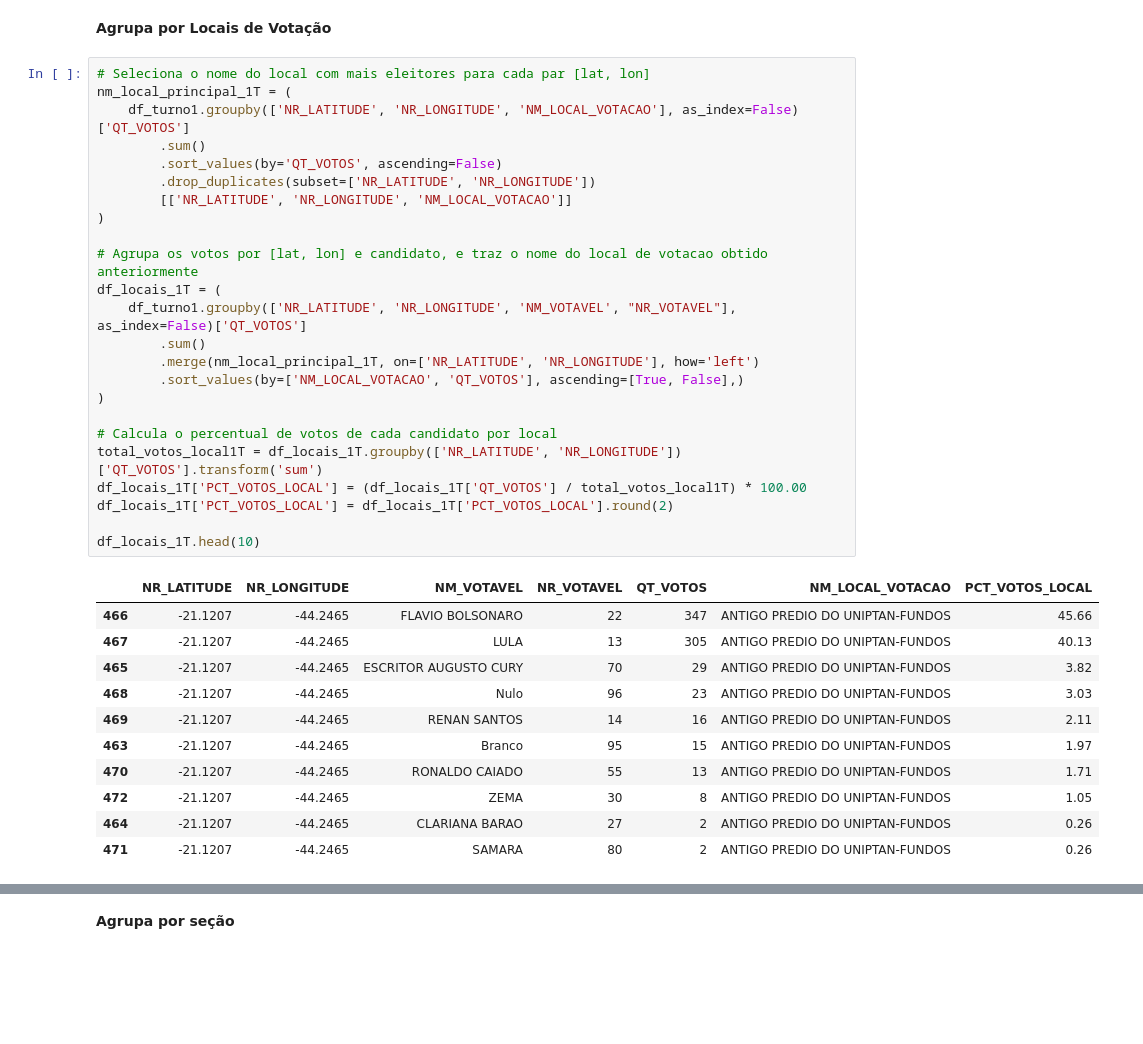
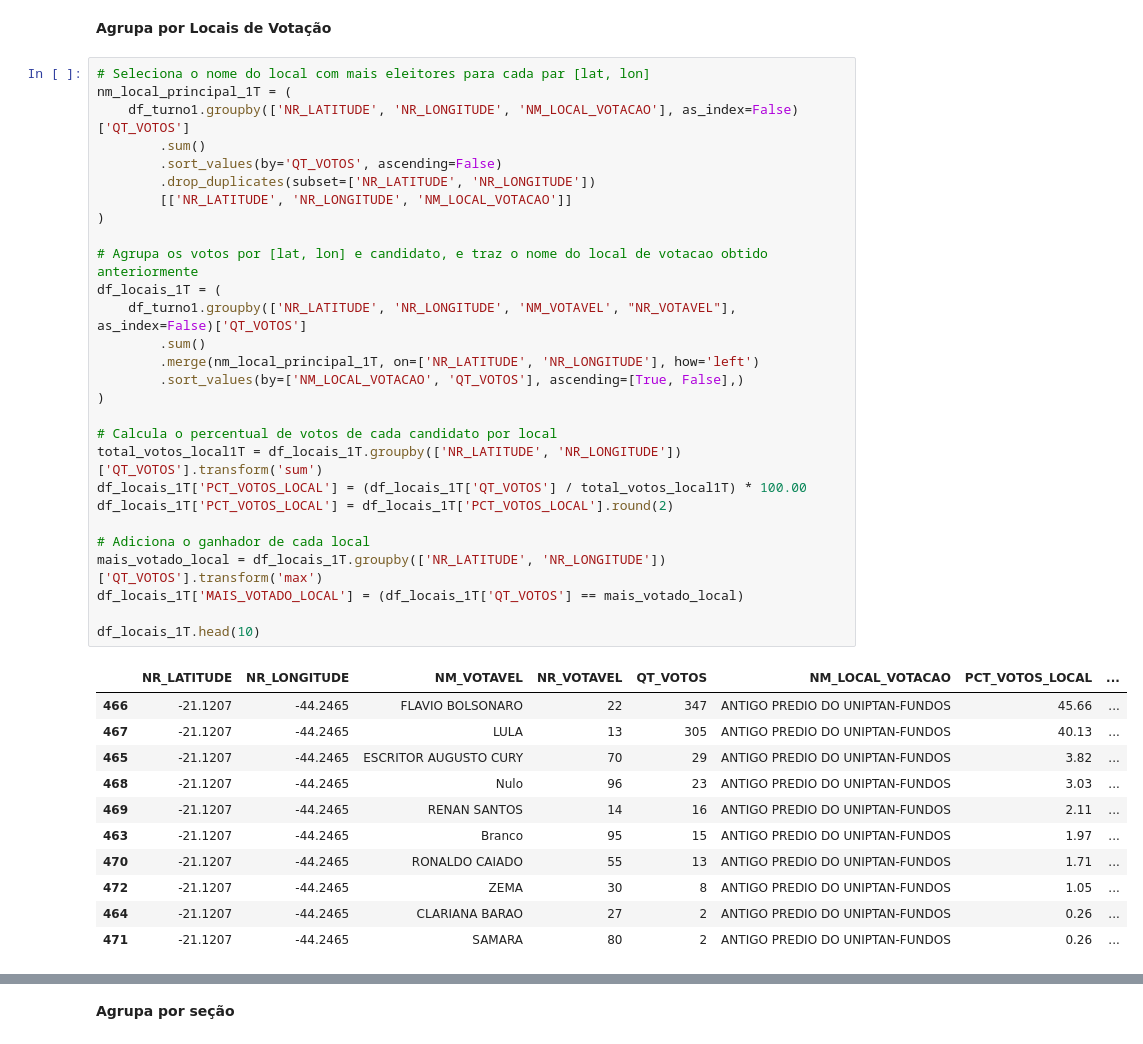
Before and after one commit to Voamorim/TecnologiasDataScience, a Jupyter notebook: FoliumVisualizacao/main.ipynb, the cells around one changed output, grey strips where cells are left out. Cells and saved outputs as stored; diff of their text form; blank space fills up the shorter version.

```diff
--- a/FoliumVisualizacao/main.ipynb
+++ b/FoliumVisualizacao/main.ipynb
@@ -95,39 +102,43 @@ Agrupamentos feitos por **Local de Votação**, **Seções** e **Bairros**
 # %%
 # Seleciona o nome do local com mais eleitores para cada par [lat, lon]
 nm_local_principal_1T = (
     df_turno1.groupby(['NR_LATITUDE', 'NR_LONGITUDE', 'NM_LOCAL_VOTACAO'], as_index=False)['QT_VOTOS']
         .sum()
         .sort_values(by='QT_VOTOS', ascending=False)
         .drop_duplicates(subset=['NR_LATITUDE', 'NR_LONGITUDE'])
         [['NR_LATITUDE', 'NR_LONGITUDE', 'NM_LOCAL_VOTACAO']]
 )
 
 # Agrupa os votos por [lat, lon] e candidato, e traz o nome do local de votacao obtido anteriormente
 df_locais_1T = (
     df_turno1.groupby(['NR_LATITUDE', 'NR_LONGITUDE', 'NM_VOTAVEL', "NR_VOTAVEL"], as_index=False)['QT_VOTOS']
         .sum()
         .merge(nm_local_principal_1T, on=['NR_LATITUDE', 'NR_LONGITUDE'], how='left')
         .sort_values(by=['NM_LOCAL_VOTACAO', 'QT_VOTOS'], ascending=[True, False],)
 )
 
 # Calcula o percentual de votos de cada candidato por local
 total_votos_local1T = df_locais_1T.groupby(['NR_LATITUDE', 'NR_LONGITUDE'])['QT_VOTOS'].transform('sum')
 df_locais_1T['PCT_VOTOS_LOCAL'] = (df_locais_1T['QT_VOTOS'] / total_votos_local1T) * 100.00
 df_locais_1T['PCT_VOTOS_LOCAL'] = df_locais_1T['PCT_VOTOS_LOCAL'].round(2)
 
+# Adiciona o ganhador de cada local
+mais_votado_local = df_locais_1T.groupby(['NR_LATITUDE', 'NR_LONGITUDE'])['QT_VOTOS'].transform('max')
+df_locais_1T['MAIS_VOTADO_LOCAL'] = (df_locais_1T['QT_VOTOS'] == mais_votado_local)
+
 df_locais_1T.head(10)
 # %% [output]
-|  | NR_LATITUDE | NR_LONGITUDE | NM_VOTAVEL | NR_VOTAVEL | QT_VOTOS | NM_LOCAL_VOTACAO | PCT_VOTOS_LOCAL |
-| 466 | -21.1207 | -44.2465 | FLAVIO BOLSONARO | 22 | 347 | ANTIGO PREDIO DO UNIPTAN-FUNDOS | 45.66 |
-| 467 | -21.1207 | -44.2465 | LULA | 13 | 305 | ANTIGO PREDIO DO UNIPTAN-FUNDOS | 40.13 |
-| 465 | -21.1207 | -44.2465 | ESCRITOR AUGUSTO CURY | 70 | 29 | ANTIGO PREDIO DO UNIPTAN-FUNDOS | 3.82 |
-| 468 | -21.1207 | -44.2465 | Nulo | 96 | 23 | ANTIGO PREDIO DO UNIPTAN-FUNDOS | 3.03 |
-| 469 | -21.1207 | -44.2465 | RENAN SANTOS | 14 | 16 | ANTIGO PREDIO DO UNIPTAN-FUNDOS | 2.11 |
-| 463 | -21.1207 | -44.2465 | Branco | 95 | 15 | ANTIGO PREDIO DO UNIPTAN-FUNDOS | 1.97 |
-| 470 | -21.1207 | -44.2465 | RONALDO CAIADO | 55 | 13 | ANTIGO PREDIO DO UNIPTAN-FUNDOS | 1.71 |
-| 472 | -21.1207 | -44.2465 | ZEMA | 30 | 8 | ANTIGO PREDIO DO UNIPTAN-FUNDOS | 1.05 |
-| 464 | -21.1207 | -44.2465 | CLARIANA BARAO | 27 | 2 | ANTIGO PREDIO DO UNIPTAN-FUNDOS | 0.26 |
-| 471 | -21.1207 | -44.2465 | SAMARA | 80 | 2 | ANTIGO PREDIO DO UNIPTAN-FUNDOS | 0.26 |
+|  | NR_LATITUDE | NR_LONGITUDE | NM_VOTAVEL | NR_VOTAVEL | QT_VOTOS | NM_LOCAL_VOTACAO | PCT_VOTOS_LOCAL | ... |
+| 466 | -21.1207 | -44.2465 | FLAVIO BOLSONARO | 22 | 347 | ANTIGO PREDIO DO UNIPTAN-FUNDOS | 45.66 | ... |
+| 467 | -21.1207 | -44.2465 | LULA | 13 | 305 | ANTIGO PREDIO DO UNIPTAN-FUNDOS | 40.13 | ... |
+| 465 | -21.1207 | -44.2465 | ESCRITOR AUGUSTO CURY | 70 | 29 | ANTIGO PREDIO DO UNIPTAN-FUNDOS | 3.82 | ... |
+| 468 | -21.1207 | -44.2465 | Nulo | 96 | 23 | ANTIGO PREDIO DO UNIPTAN-FUNDOS | 3.03 | ... |
+| 469 | -21.1207 | -44.2465 | RENAN SANTOS | 14 | 16 | ANTIGO PREDIO DO UNIPTAN-FUNDOS | 2.11 | ... |
+| 463 | -21.1207 | -44.2465 | Branco | 95 | 15 | ANTIGO PREDIO DO UNIPTAN-FUNDOS | 1.97 | ... |
+| 470 | -21.1207 | -44.2465 | RONALDO CAIADO | 55 | 13 | ANTIGO PREDIO DO UNIPTAN-FUNDOS | 1.71 | ... |
+| 472 | -21.1207 | -44.2465 | ZEMA | 30 | 8 | ANTIGO PREDIO DO UNIPTAN-FUNDOS | 1.05 | ... |
+| 464 | -21.1207 | -44.2465 | CLARIANA BARAO | 27 | 2 | ANTIGO PREDIO DO UNIPTAN-FUNDOS | 0.26 | ... |
+| 471 | -21.1207 | -44.2465 | SAMARA | 80 | 2 | ANTIGO PREDIO DO UNIPTAN-FUNDOS | 0.26 | ... |
 # %%
 # Seleciona o nome do local com mais eleitores para cada par [lat, lon]
 nm_local_principal_2T = (
```
Also changed, not shown: parts of 19 cells of this notebook, 3 other files.
